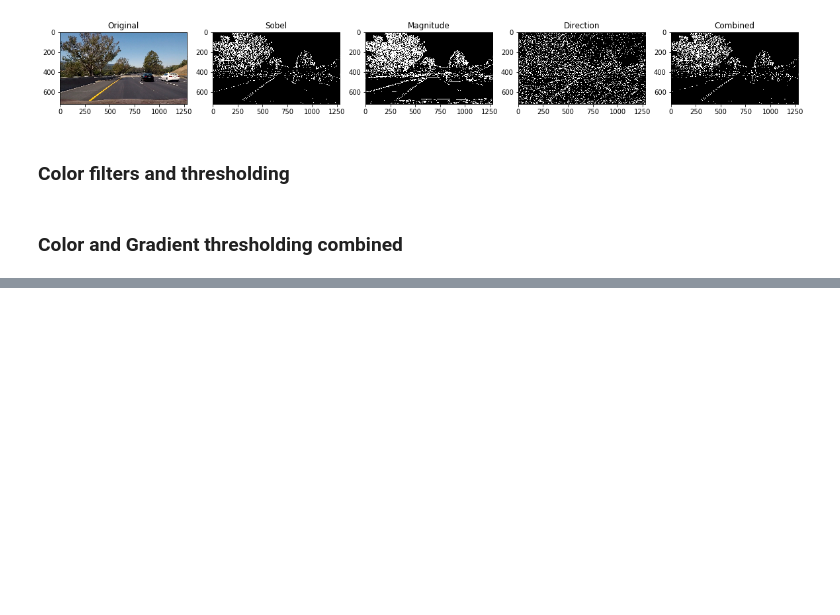
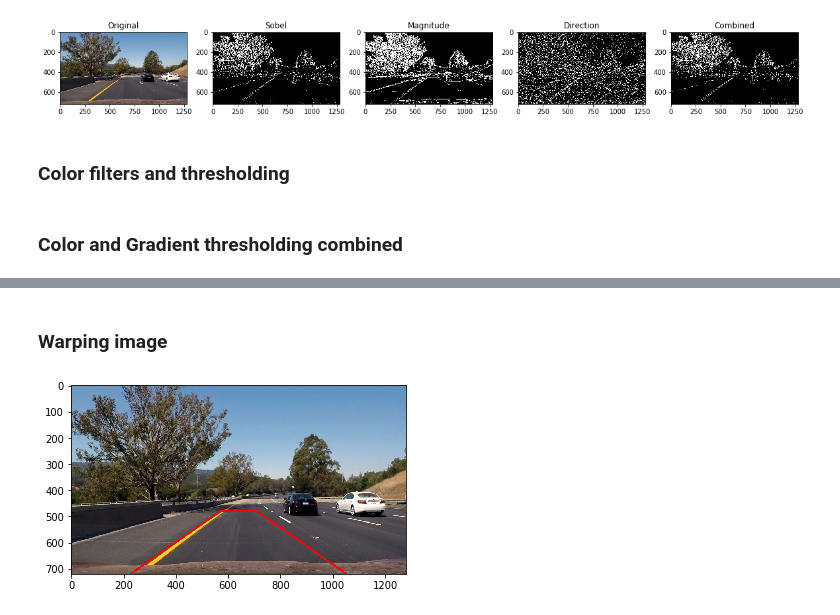
Before and after one commit to laavanyebahl/Advance-Lane-Detection-and-Keeping-, a Jupyter notebook: advance lane keeping.ipynb, the cells around one changed output, grey strips where cells are left out. Drawn from its saved outputs; the diff is of its cells as text; code cells hidden in the pictures; blank space fills up the shorter version.

Commit message:
Selecting source points for warp

```diff
--- a/advance lane keeping.ipynb
+++ b/advance lane keeping.ipynb
@@ -245,0 +244,23 @@ ax4.imshow(combined, cmap = 'gray')
+# %% [markdown]
+### Warping image
+# %%
+# Selecting and visualizing source points
+
+x = test_image.shape[1]
+y = test_image.shape[0]
+
+
+src_points = np.int32([
+                [0.177 * x, y],
+                [(0.5 * x) - (x*0.055), (2/3)*y],
+                [(0.5 * x) + (x*0.055), (2/3)*y],
+                [x - (0.177 * x), y]
+                ])
+
+draw_poly = cv2.polylines(test_image,[src_points],True,(255,0,0), 5)
+plt.imshow(draw_poly)
+
+# Restore image
+test_image = mpimg.imread('test_images/test6.jpg')
+# %% [output]
+[figure, added]
```
Also changed, not shown: parts of 3 cells of this notebook.
